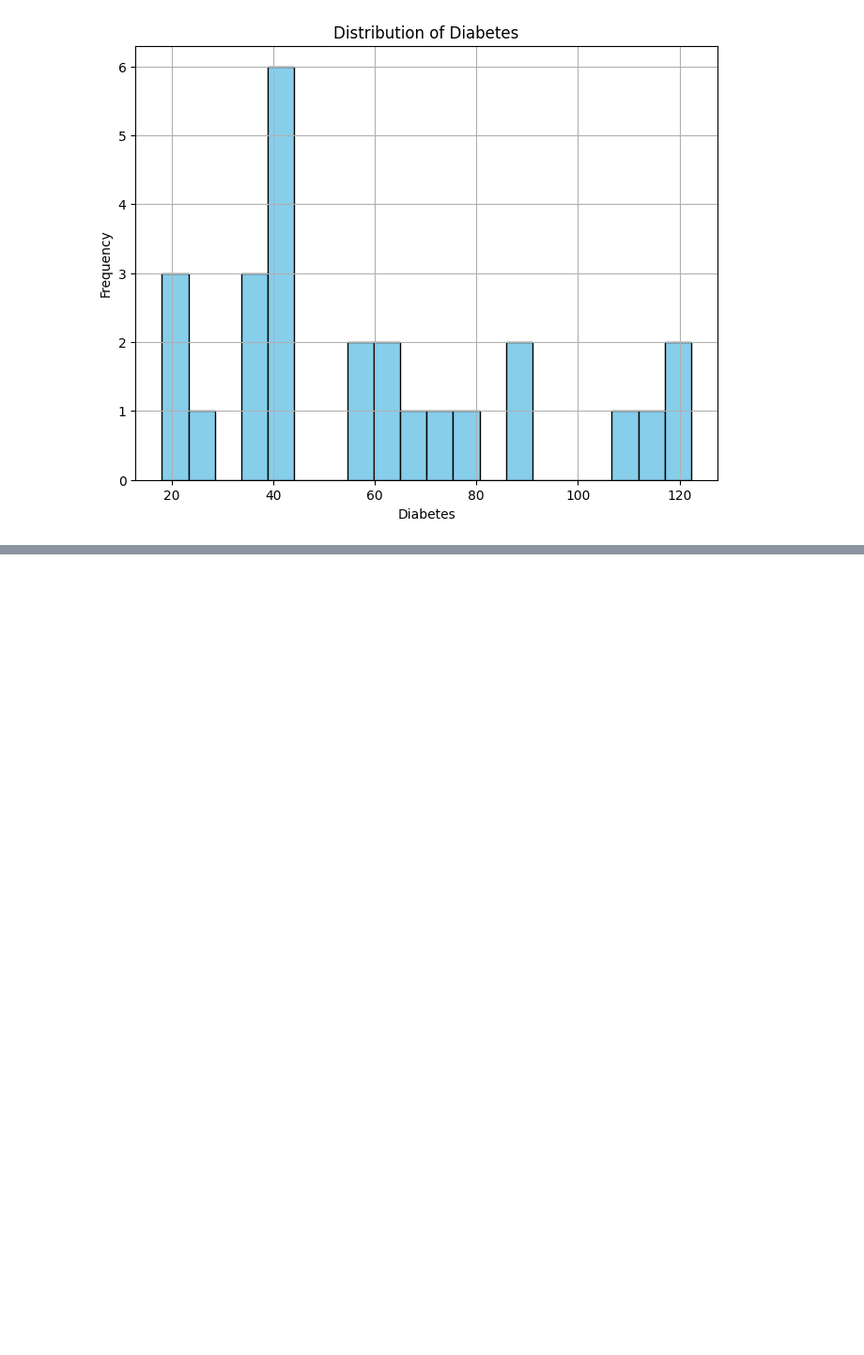
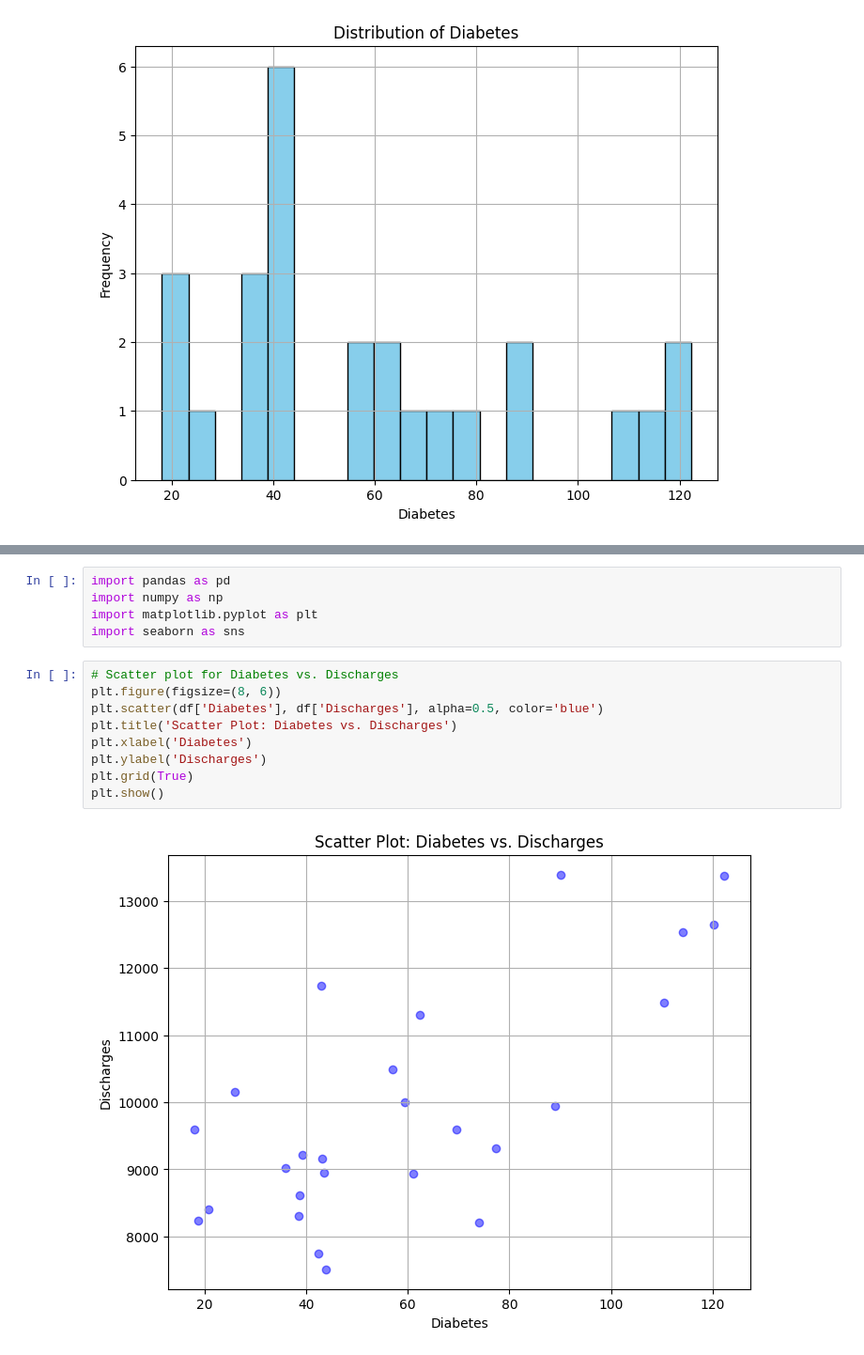
Before and after one commit to Alyssasorensen/HHA507class3, a Jupyter notebook: datasci_3_eda.ipynb, the cells around one changed output, grey strips where cells are left out. Shown at 94% size. Cells and saved outputs as stored; diff of their text form; blank space fills up the shorter version.

```diff
--- a/datasci_3_eda.ipynb
+++ b/datasci_3_eda.ipynb
@@ -122,0 +123,16 @@ plt.show()
+# %%
+import pandas as pd
+import numpy as np
+import matplotlib.pyplot as plt
+import seaborn as sns
+# %%
+# Scatter plot for Diabetes vs. Discharges
+plt.figure(figsize=(8, 6))
+plt.scatter(df['Diabetes'], df['Discharges'], alpha=0.5, color='blue')
+plt.title('Scatter Plot: Diabetes vs. Discharges')
+plt.xlabel('Diabetes')
+plt.ylabel('Discharges')
+plt.grid(True)
+plt.show()
+# %% [output]
+[figure, added]
```
Also changed, not shown: parts of 2 cells of this notebook.
